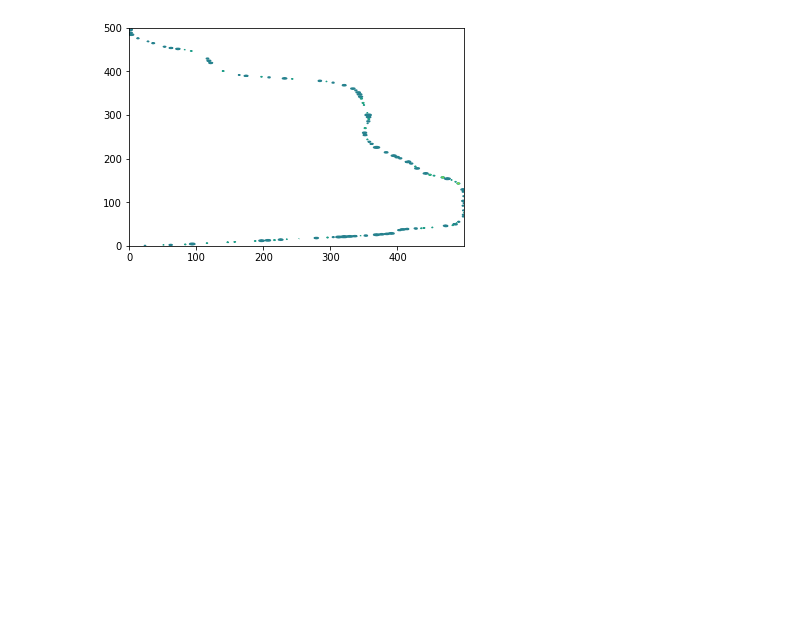
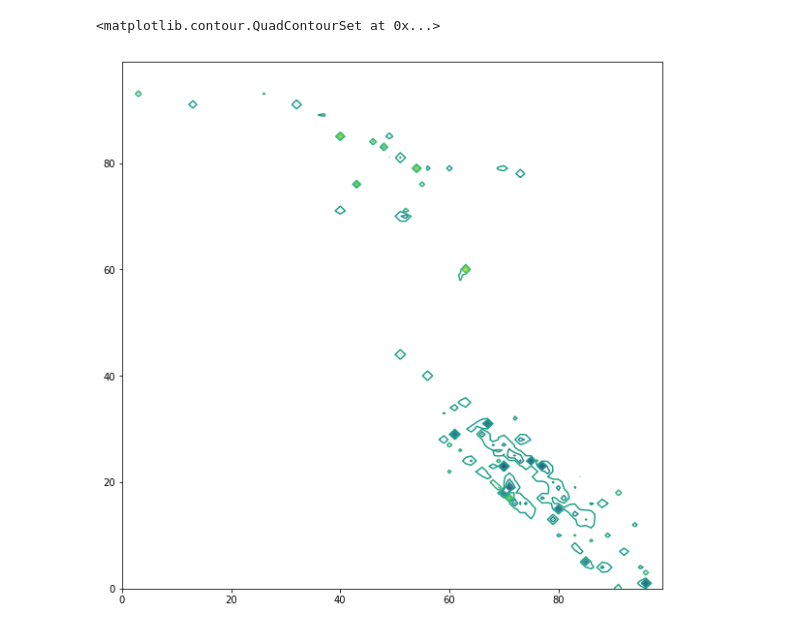
Before and after one commit to hwright-ucsb/tvws-solver, a Jupyter notebook: model_exp/kriging_experiments.ipynb, the cells around one changed output. Drawn from its saved outputs; the diff is of its cells as text; code cells hidden in the pictures; blank space fills up the shorter version.

```diff
--- a/model_exp/kriging_experiments.ipynb
+++ b/model_exp/kriging_experiments.ipynb
@@ -40,7 +60,7 @@ rf_freqs = np.array(extract(readings,6))
 # %%
 minlat = min(lats)
 maxlat = max(lats)
-minlong = min(long)
+minlong = min(long)#-116.65
 maxlong = max(long)
-lat_mesh = np.arange(minlat,maxlat,abs(minlat-maxlat)/500)
-long_mesh=np.arange(minlong,maxlong,abs(minlong-maxlong)/500)
+lat_mesh = np.arange(minlat,maxlat,abs(minlat-maxlat)/100)
+long_mesh=np.arange(minlong,maxlong,abs(minlong-maxlong)/100)
@@ -62,6 +82,6 @@ long_mesh.shape
             #variogram_model='linear', verbose=False, enable_plotting=False)
 
 OK = OrdinaryKriging(lats, long, rf_freqs, variogram_model='exponential',
-                     verbose=False, enable_plotting=True)
+                     verbose=True, enable_plotting=True, coordinates_type='geographic')
 z, ss = OK.execute('grid', lat_mesh, long_mesh)
 # %% [output]
@@ -105,7 +138,3 @@ ax.scatter(lats,long, s=1, color="red")
 # %%
 # Writes the kriged grid to an ASCII grid file.
 kt.write_asc_grid(lat_mesh, long_mesh, z, filename="output.asc")
-# %%
-cplot = plt.contour(z.data)
-# %% [output]
-[figure, removed]
@@ -111,0 +144,7 @@ cplot = plt.contour(z.data)
+# %%
+figdata0 = plt.figure(figsize=(10,10))  # create a figure object
+ax0 = figdata0.add_subplot(1, 1, 1)
+ax0.contour(z.data, levels=15)
+# %% [output]
+<matplotlib.contour.QuadContourSet at 0x...>
+[figure, added]
```
Also changed, not shown: parts of 17 cells of this notebook, 1 other file.
